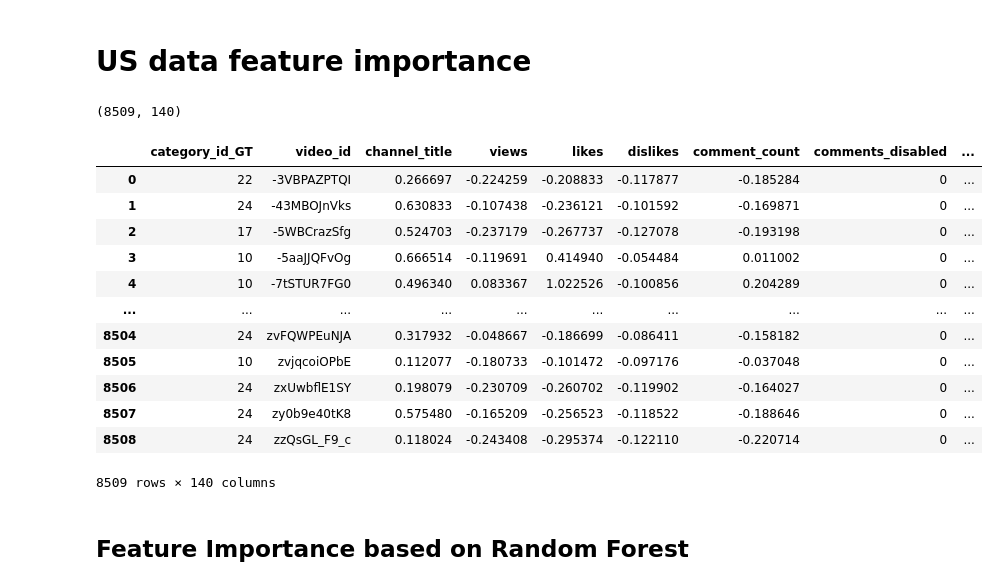
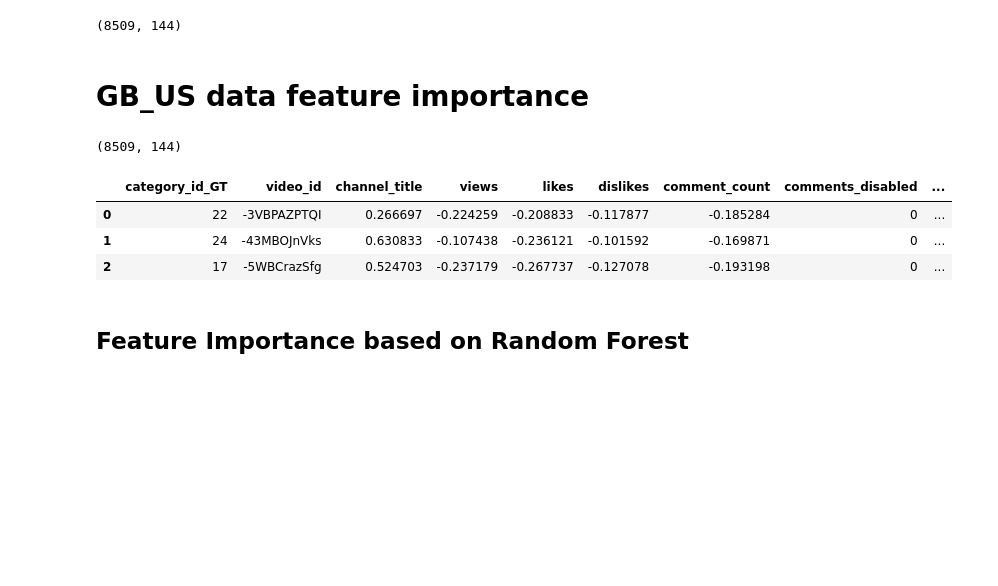
Before and after one commit to AdamKlejda/PED_YT, a Jupyter notebook: notebooks/Etap3/Corr and feature new_data.ipynb, the cells around one changed output. Cells and saved outputs as stored; diff of their text form; code cells hidden in the pictures; blank space fills up the shorter version.

```diff
--- a/notebooks/Etap3/Corr and feature new_data.ipynb
+++ b/notebooks/Etap3/Corr and feature new_data.ipynb
@@ -55,3 +25,8 @@ plt.show()
+# %%
+df = pd.read_csv("../../our_data/Etap4/GB_US-rdy-to-learn-properly-V2.csv")
+df.shape
+# %% [output]
+(8509, 144)
 # %%
 pd.set_option('display.max_columns', None)
 
@@ -156,26 +131,17 @@ def getFILasso(X,y,printF= True,plot = True):
 
     return df.sort_values(by=0,ascending=False)
 # %% [markdown]
-# US data feature importance
+# GB_US data feature importance
 # %%
-X, y = prepeareData(dfGb)
-print(dfGb.shape)
-dfGb
+X, y = prepeareData(df)
+print(df.shape)
+df[:3]
 # %% [output]
-(8509, 140)
+(8509, 144)
 |  | category_id_GT | video_id | channel_title | views | likes | dislikes | comment_count | comments_disabled | ... |
 | 0 | 22 | -3VBPAZPTQI | 0.266697 | -0.224259 | -0.208833 | -0.117877 | -0.185284 | 0 | ... |
 | 1 | 24 | -43MBOJnVks | 0.630833 | -0.107438 | -0.236121 | -0.101592 | -0.169871 | 0 | ... |
 | 2 | 17 | -5WBCrazSfg | 0.524703 | -0.237179 | -0.267737 | -0.127078 | -0.193198 | 0 | ... |
-| 3 | 10 | -5aaJJQFvOg | 0.666514 | -0.119691 | 0.414940 | -0.054484 | 0.011002 | 0 | ... |
-| 4 | 10 | -7tSTUR7FG0 | 0.496340 | 0.083367 | 1.022526 | -0.100856 | 0.204289 | 0 | ... |
-| ... | ... | ... | ... | ... | ... | ... | ... | ... | ... |
-| 8504 | 24 | zvFQWPEuNJA | 0.317932 | -0.048667 | -0.186699 | -0.086411 | -0.158182 | 0 | ... |
-| 8505 | 10 | zvjqcoiOPbE | 0.112077 | -0.180733 | -0.101472 | -0.097176 | -0.037048 | 0 | ... |
-| 8506 | 24 | zxUwbflE1SY | 0.198079 | -0.230709 | -0.260702 | -0.119902 | -0.164027 | 0 | ... |
-| 8507 | 24 | zy0b9e40tK8 | 0.575480 | -0.165209 | -0.256523 | -0.118522 | -0.188646 | 0 | ... |
-| 8508 | 24 | zzQsGL_F9_c | 0.118024 | -0.243408 | -0.295374 | -0.122110 | -0.220714 | 0 | ... |
-8509 rows × 140 columns
 # %% [markdown]
 ## Feature Importance based on Random Forest
 # %%
```
Also changed, not shown: parts of 27 cells of this notebook, 5 other files.
